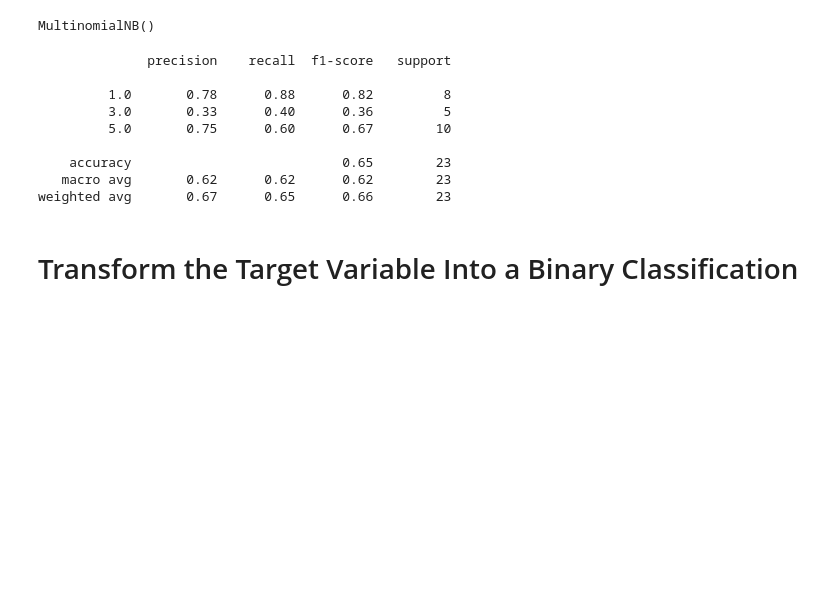
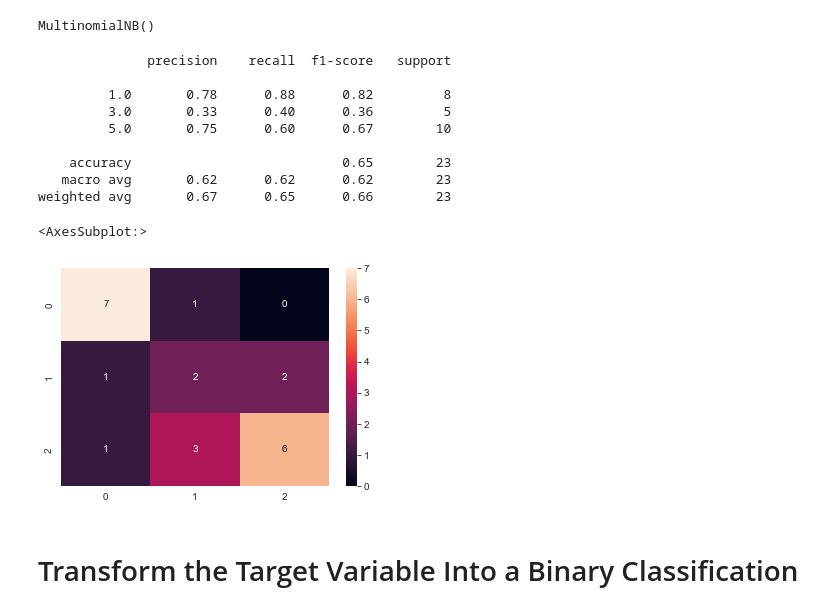
Before and after one commit to Applied-Machine-Learning-2022/final-project-stay-hard-uk, a Jupyter notebook: automobile_stress.ipynb, the cells around one changed output. Drawn from its saved outputs; the diff is of its cells as text; code cells hidden in the pictures; blank space fills up the shorter version.

```diff
--- a/automobile_stress.ipynb
+++ b/automobile_stress.ipynb
@@ -604,19 +602,25 @@ MultinomialNB()
 # %%
 from sklearn.metrics import classification_report
 
 # Predicting the Test set results
 y_predict = NB_classifier.predict(X_test)
 print(classification_report(y_test, y_predict))
+from sklearn.metrics import confusion_matrix
+
+cm = confusion_matrix(y_test, y_predict)
+sns.heatmap(cm, annot = True, fmt = "d")
 # %% [output]
               precision    recall  f1-score   support
 
          1.0       0.78      0.88      0.82         8
          3.0       0.33      0.40      0.36         5
          5.0       0.75      0.60      0.67        10
 
     accuracy                           0.65        23
    macro avg       0.62      0.62      0.62        23
 weighted avg       0.67      0.65      0.66        23
+<AxesSubplot:>
+[figure, added]
 # %% [markdown]
 # Transform the Target Variable Into a Binary Classification
 # %%
```
Also changed, not shown: parts of 32 cells of this notebook.
